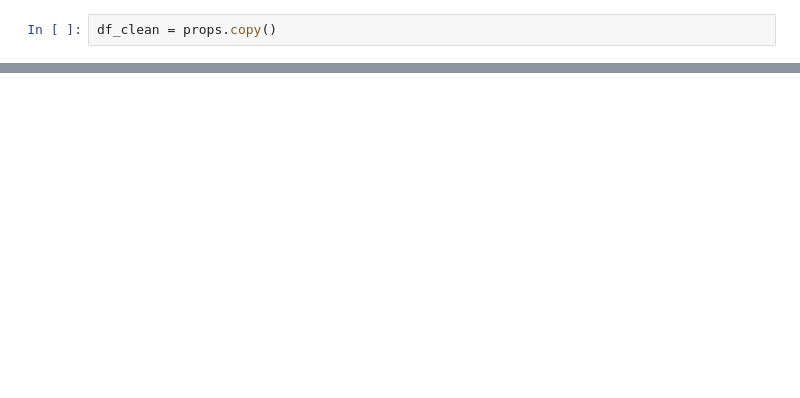
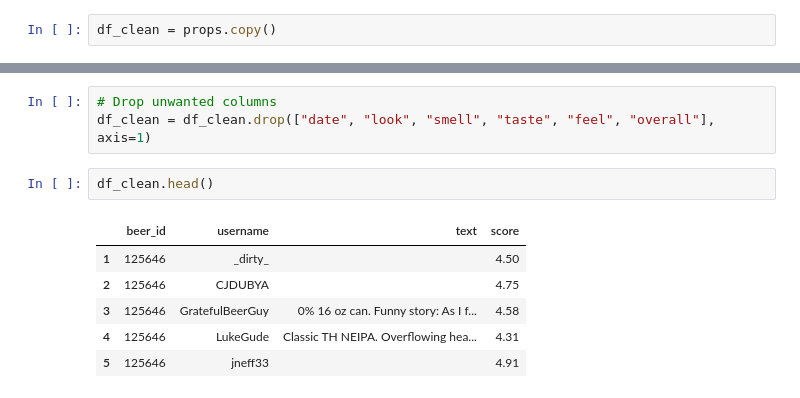
Before and after one commit to sheetalbongale/ALE-gorithm-II, a Jupyter notebook: notebooks/data_cleaning.ipynb, the cells around one changed output, grey strips where cells are left out. Drawn from its saved outputs; the diff is of its cells as text; blank space fills up the shorter version.

```diff
--- a/notebooks/data_cleaning.ipynb
+++ b/notebooks/data_cleaning.ipynb
@@ -176,0 +175,12 @@ df_clean = props.copy()
+# %%
+# Drop unwanted columns
+df_clean = df_clean.drop(["date", "look", "smell", "taste", "feel", "overall"], axis=1)
+# %%
+df_clean.head()
+# %% [output]
+|  | beer_id | username | text | score |
+| 1 | 125646 | _dirty_ |  | 4.50 |
+| 2 | 125646 | CJDUBYA |  | 4.75 |
+| 3 | 125646 | GratefulBeerGuy | 0% 16 oz can. Funny story: As I f... | 4.58 |
+| 4 | 125646 | LukeGude | Classic TH NEIPA. Overflowing hea... | 4.31 |
+| 5 | 125646 | jneff33 |  | 4.91 |
```
Also changed, not shown: parts of 21 cells of this notebook.
